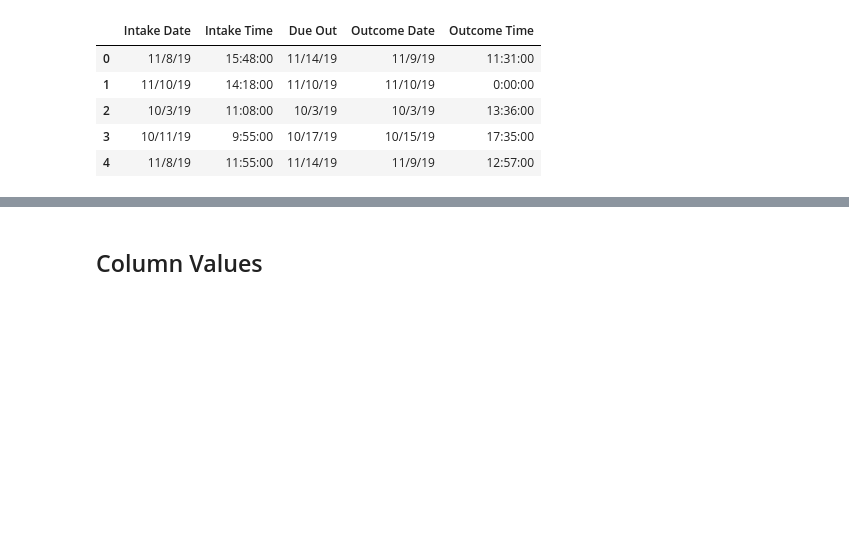
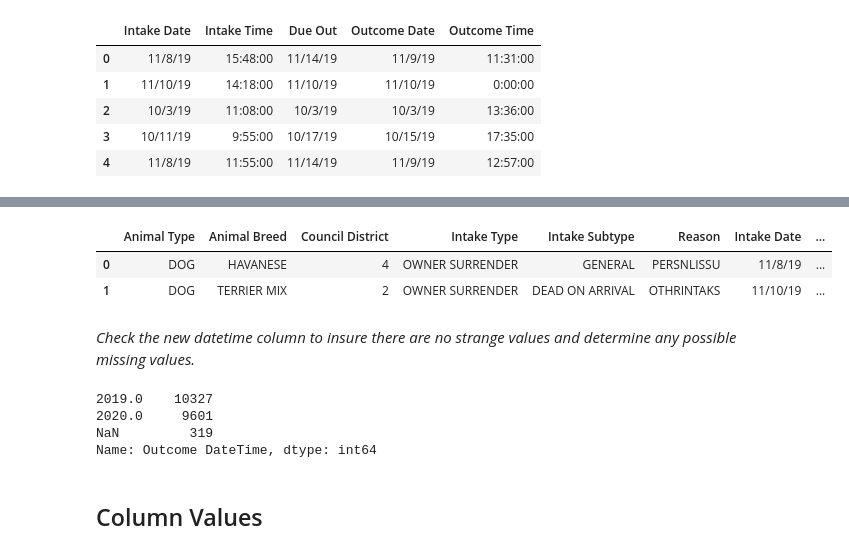
Before and after one commit to cwong690/Dallas-Paws, a Jupyter notebook: dallas_animals.ipynb, the cells around one changed output, grey strips where cells are left out. Cells and saved outputs as stored; diff of their text form; code cells hidden in the pictures; blank space fills up the shorter version.

Commit message:
create datetime col and explore new col

```diff
--- a/dallas_animals.ipynb
+++ b/dallas_animals.ipynb
@@ -53,7 +55,7 @@ memory usage: 5.3+ MB
 # %%
 dallas = original_df[['Animal Type', 'Animal Breed', 'Council District', 'Intake Type', 'Intake Subtype',
                       'Reason', 'Intake Date', 'Intake Time', 'Due Out', 'Intake Condition', 'Outcome Type', 'Outcome Subtype',
-                      'Outcome Date', 'Outcome Time', 'Outcome Condition', 'Animal Origin', 'Month']]
+                      'Outcome Date', 'Outcome Time', 'Outcome Condition', 'Animal Origin']]
 # %%
 dallas.head()
 # %% [output]
@@ -147,6 +149,10 @@ dallas[['Intake Date', 'Intake Time', 'Due Out', 'Outcome Date', 'Outcome Time']
 | 3 | 10/11/19 | 9:55:00 | 10/17/19 | 10/15/19 | 17:35:00 |
 | 4 | 11/8/19 | 11:55:00 | 11/14/19 | 11/9/19 | 12:57:00 |
 # %%
+pd.options.mode.chained_assignment = None
+
 dallas['Intake DateTime'] = dallas['Intake Date'] + ' ' + dallas['Intake Time']
+dallas['Outcome DateTime'] = dallas['Outcome Date'] + ' ' + dallas['Outcome Time']
+
 dallas.head()
 # %% [output]
@@ -161,6 +162,27 @@ See the caveats in the documentation: https://pandas.pydata.org/pandas-docs/stab
 | 2 | DOG | CATAHOULA | 1 | STRAY | AT LARGE | OTHER | 10/3/19 | ... |
 | 3 | DOG | GERM SHEPHERD | 8 | OWNER SURRENDER | GENERAL | OTHER | 10/11/19 | ... |
 | 4 | DOG | SILKY TERRIER | 1 | STRAY | AT LARGE | OTHRINTAKS | 11/8/19 | ... |
+# %%
+dallas['Intake DateTime'] = pd.to_datetime(dallas['Intake DateTime'], format='%m/%d/%y %H:%M:%S')
+dallas['Outcome DateTime'] = pd.to_datetime(dallas['Outcome DateTime'], format='%m/%d/%y %H:%M:%S')
+# %%
+dallas.head(2)
+# %% [output]
+|  | Animal Type | Animal Breed | Council District | Intake Type | Intake Subtype | Reason | Intake Date | ... |
+| 0 | DOG | HAVANESE | 4 | OWNER SURRENDER | GENERAL | PERSNLISSU | 11/8/19 | ... |
+| 1 | DOG | TERRIER MIX | 2 | OWNER SURRENDER | DEAD ON ARRIVAL | OTHRINTAKS | 11/10/19 | ... |
+# %% [markdown]
+_Check the new datetime column to insure there are no strange values and determine any possible missing values._
+# %%
+# Intake DateTime had no missing values and all days, months, years, hours, minutues and seconds are accounted for.
+# Outcome DateTime has missing day/month/year/time values, all with the same value(319) which means it is likely the same records missing these values.
+
+dallas['Outcome DateTime'].dt.year.value_counts(dropna=False).sort_index()
+# %% [output]
+2019.0    10327
+2020.0     9601
+NaN         319
+Name: Outcome DateTime, dtype: int64
 # %% [markdown]
 ## Column Values
 # %%
```
Also changed, not shown: parts of 3 cells of this notebook.
